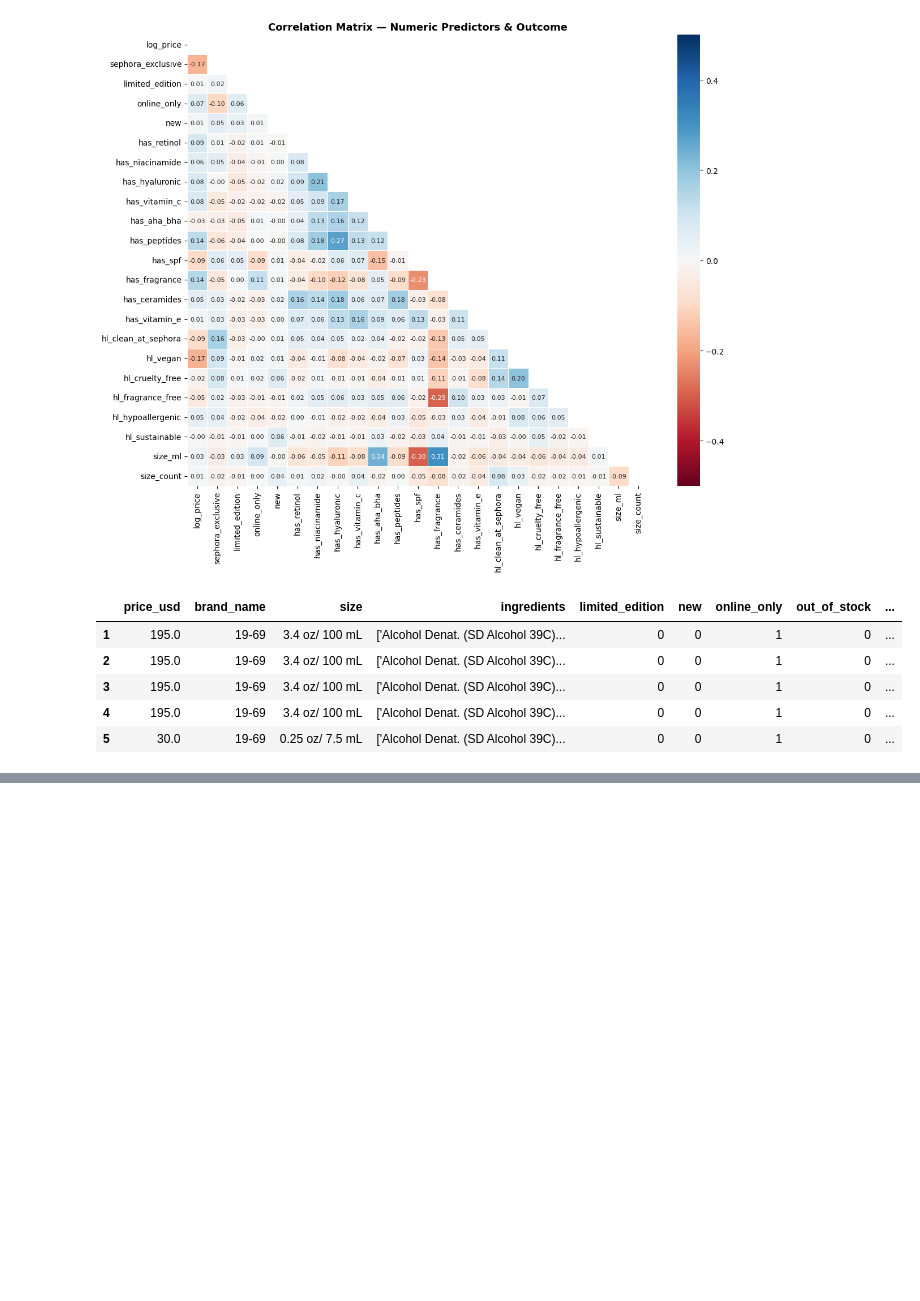
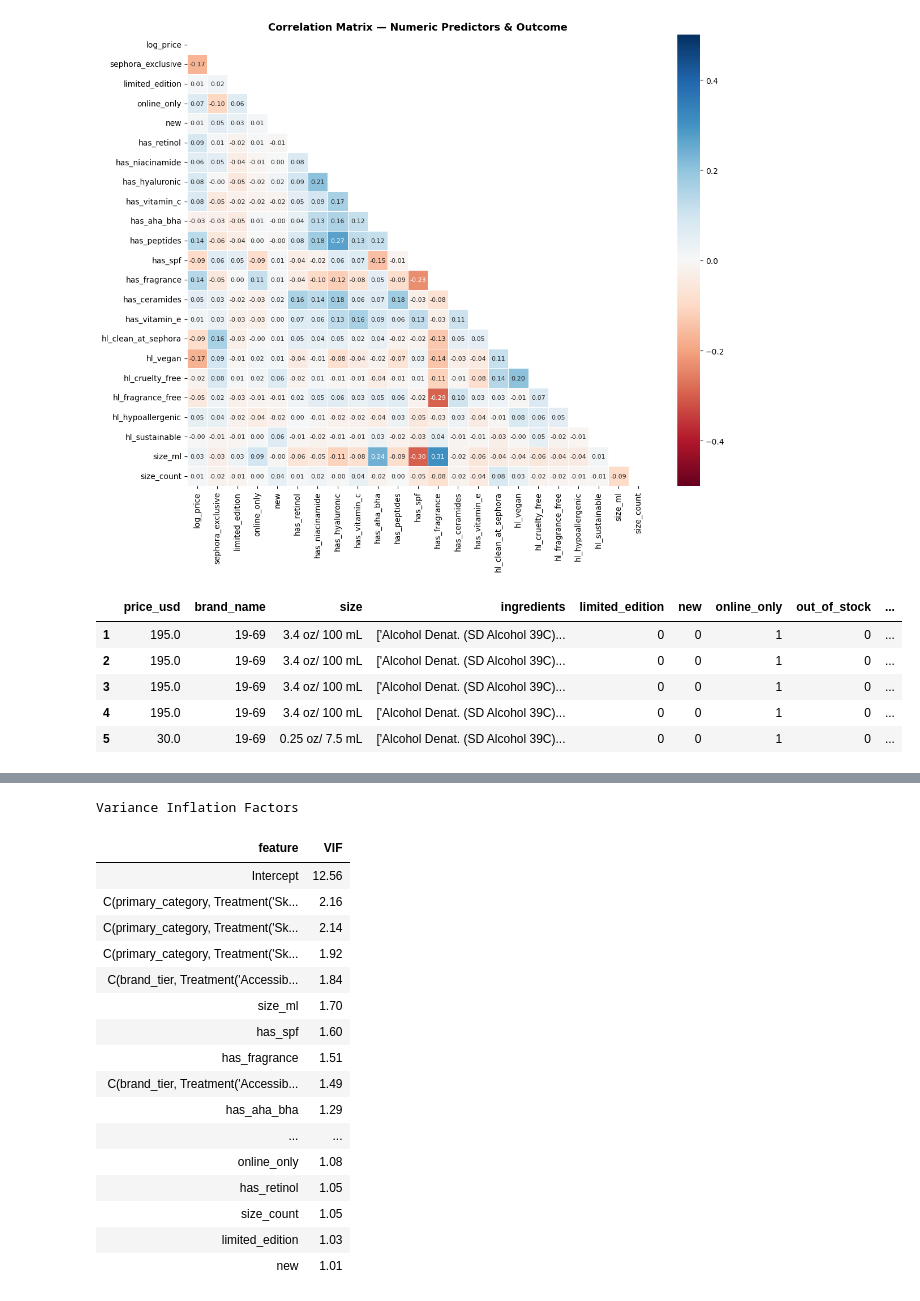
Before and after one commit to DonjhaiH/230A_final_project, a Jupyter notebook: code/clean.ipynb, the cells around one changed output, grey strips where cells are left out. Drawn from its saved outputs; the diff is of its cells as text; code cells hidden in the pictures; blank space fills up the shorter version.

```diff
--- a/code/clean.ipynb
+++ b/code/clean.ipynb
@@ -754,2 +884,50 @@ m5 = smf.ols(
+# %%
+# ** we do not have any multicolinearity issues among all of our predictors ** <--- well below 5!
+from statsmodels.stats.outliers_influence import variance_inflation_factor
+from patsy import dmatrices
+
+# use patsy to build the same design matrix your OLS formula uses
+y, X = dmatrices(
+    """log_price ~ C(primary_category, Treatment('Skincare'))
+                + C(brand_tier, Treatment('Accessible'))
+                + sephora_exclusive + limited_edition + online_only + new
+                + size_ml + size_count
+                + has_retinol + has_niacinamide + has_hyaluronic
+                + has_vitamin_c + has_aha_bha + has_peptides
+                + has_spf + has_fragrance + has_ceramides + has_vitamin_e""",
+    data=new_products,
+    return_type="dataframe"
+)
+
+vif_data = pd.DataFrame()
+vif_data["feature"] = X.columns
+vif_data["VIF"] = [variance_inflation_factor(X.values, i)
+                   for i in range(X.shape[1])]
+# # print(vif_data.sort_values("VIF", ascending=False))
+
+vif_data.sort_values("VIF", ascending=False).style \
+    .format({"VIF": "{:.2f}"}) \
+    .background_gradient(subset=["VIF"], cmap="RdYlGn_r") \
+    .set_caption("Variance Inflation Factors") \
+    .hide(axis="index")
+# %% [output]
+Variance Inflation Factors
+| feature | VIF |
+| Intercept | 12.56 |
+| C(primary_category, Treatment('Sk... | 2.16 |
+| C(primary_category, Treatment('Sk... | 2.14 |
+| C(primary_category, Treatment('Sk... | 1.92 |
+| C(brand_tier, Treatment('Accessib... | 1.84 |
+| size_ml | 1.70 |
+| has_spf | 1.60 |
+| has_fragrance | 1.51 |
+| C(brand_tier, Treatment('Accessib... | 1.49 |
+| has_aha_bha | 1.29 |
+| ... | ... |
+| online_only | 1.08 |
+| has_retinol | 1.05 |
+| size_count | 1.05 |
+| limited_edition | 1.03 |
+| new | 1.01 |
 # %%
 from statsmodels.iolib.summary2 import summary_col
```
Also changed, not shown: parts of 13 cells of this notebook, 1 other file.
